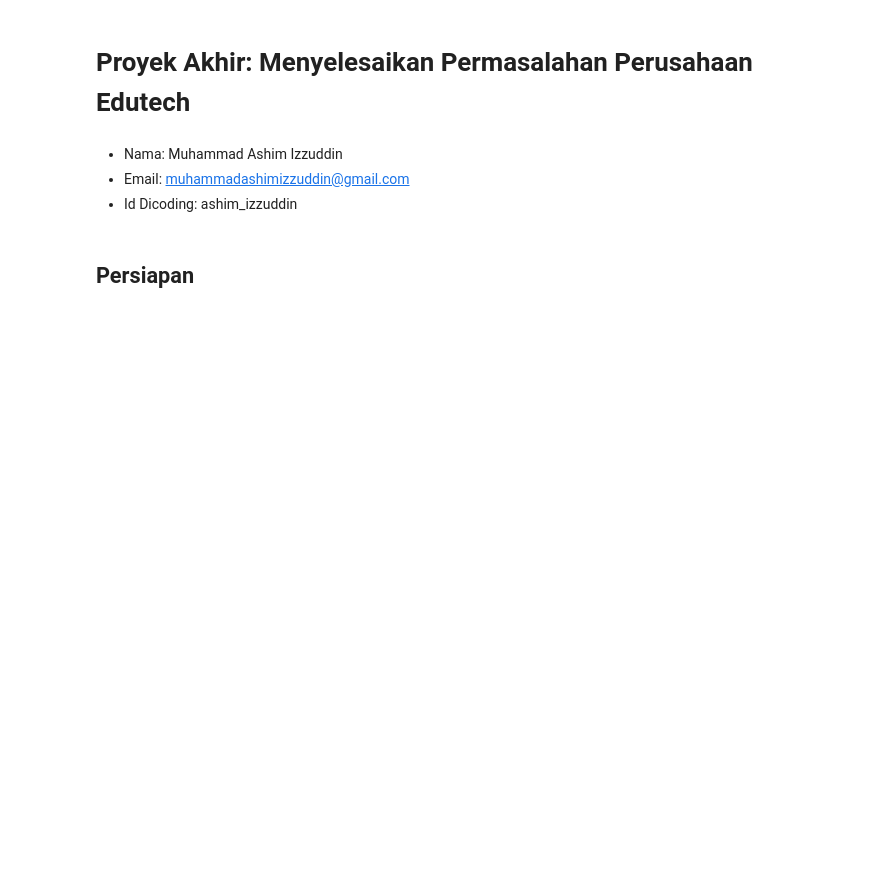
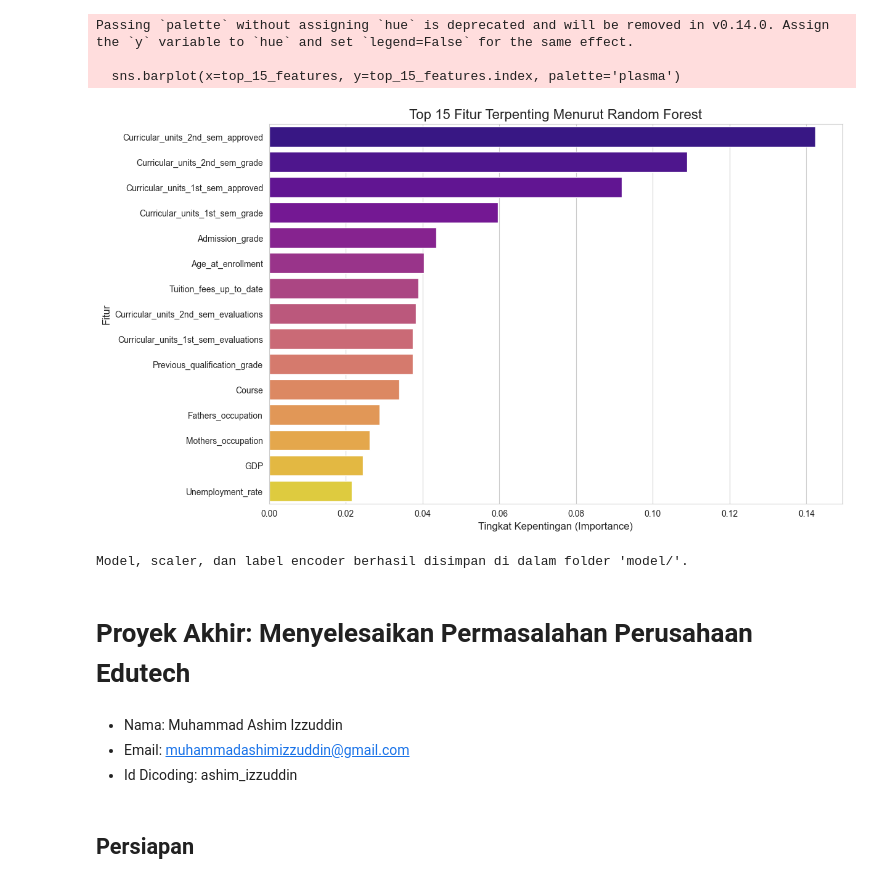
Before and after one commit to Koerentji/Menyelesaikan-Permasalahan-Institusi-Pendidikan, a Jupyter notebook: notebook.ipynb, the cells around one changed output. Saved outputs shown, nothing was run; the diff lists cells and outputs as text; code cells hidden in the pictures; blank space fills up the shorter version.

```diff
--- a/notebook.ipynb
+++ b/notebook.ipynb
@@ -1,3 +317,41 @@
+# %%
+# Membuat series pandas untuk feature importances
+importances = pd.Series(model_rf.feature_importances_, index=X.columns)
+
+# Mengurutkan fitur dari yang paling penting
+top_15_features = importances.sort_values(ascending=False).head(15)
+
+# Membuat plot
+plt.figure(figsize=(12, 8))
+sns.barplot(x=top_15_features, y=top_15_features.index, palette='plasma')
+plt.title('Top 15 Fitur Terpenting Menurut Random Forest', fontsize=16)
+plt.xlabel('Tingkat Kepentingan (Importance)', fontsize=12)
+plt.ylabel('Fitur', fontsize=12)
+plt.show()
+
+import joblib
+
+# Membuat direktori 'model' jika belum ada
+import os
+os.makedirs('model', exist_ok=True)
+
+# Menyimpan model Random Forest
+joblib.dump(model_rf, 'model/model_rf.pkl')
+
+# Menyimpan scaler
+joblib.dump(scaler, 'model/scaler.pkl')
+
+# Menyimpan label encoder
+joblib.dump(le, 'model/label_encoder.pkl')
+
+
+print("Model, scaler, dan label encoder berhasil disimpan di dalam folder 'model/'.")
+# %% [output]
+Passing `palette` without assigning `hue` is deprecated and will be removed in v0.14.0. Assign the `y` variable to `hue` and set `legend=False` for the same effect.
+
+  sns.barplot(x=top_15_features, y=top_15_features.index, palette='plasma')
+[figure, added]
+Model, scaler, dan label encoder berhasil disimpan di dalam folder 'model/'.
 # %% [markdown]
 # Proyek Akhir: Menyelesaikan Permasalahan Perusahaan Edutech
 # %% [markdown]
```
Also changed, not shown: parts of 13 cells of this notebook, 13 other files.
